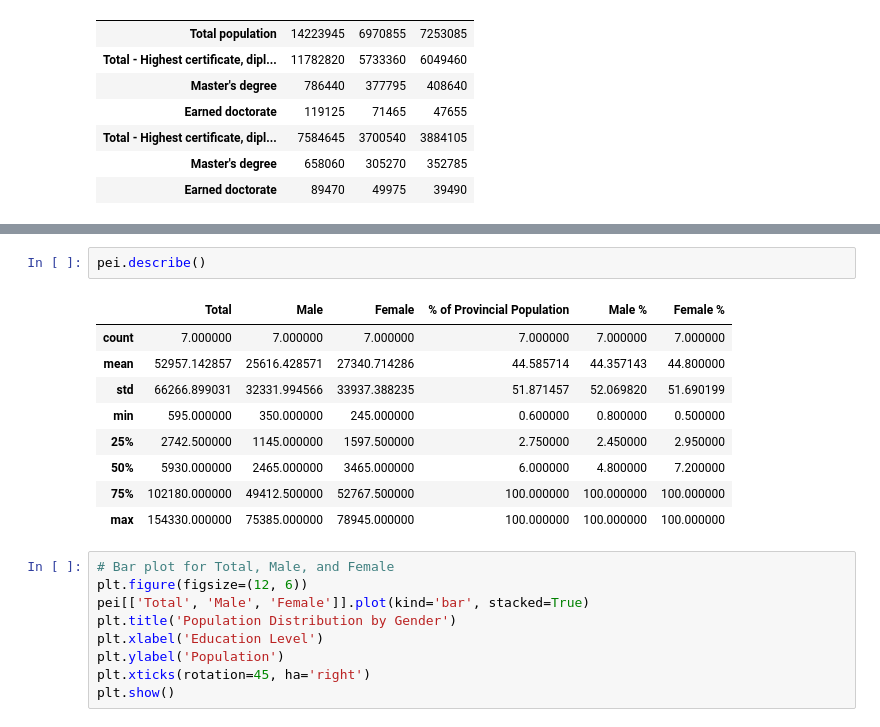
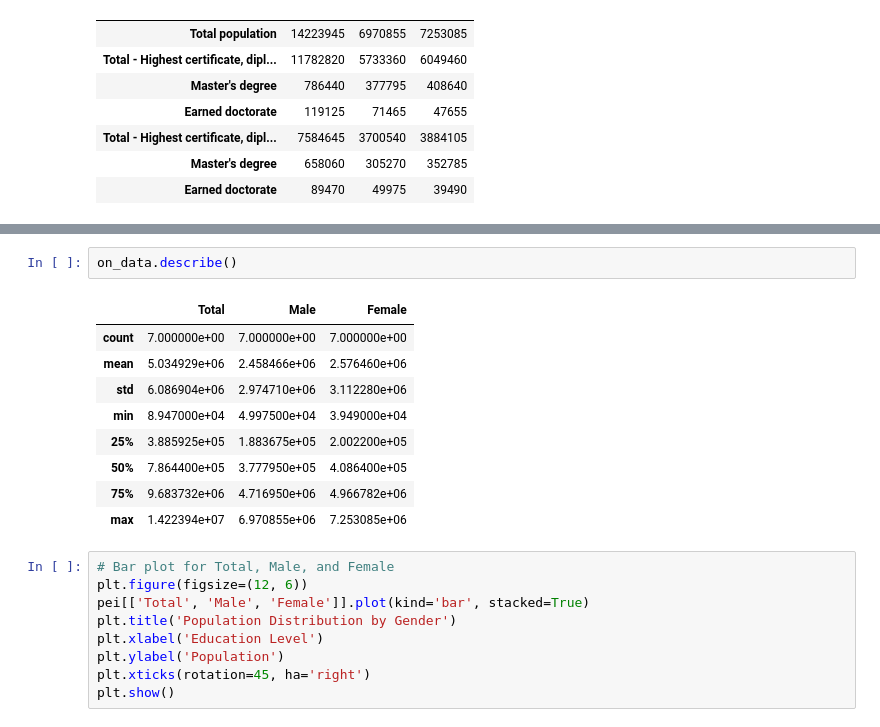
Before and after one commit to BehnooshNasri/project_one, a Jupyter notebook: behnoosh_analysis.ipynb, the cells around one changed output, grey strips where cells are left out. Saved outputs shown, nothing was run; the diff lists cells and outputs as text.

```diff
--- a/behnoosh_analysis.ipynb
+++ b/behnoosh_analysis.ipynb
@@ -93,15 +87,15 @@ on_data
 # %%
-pei.describe()
+on_data.describe()
 # %% [output]
-|  | Total | Male | Female | % of Provincial Population | Male % | Female % |
-| count | 7.000000 | 7.000000 | 7.000000 | 7.000000 | 7.000000 | 7.000000 |
-| mean | 52957.142857 | 25616.428571 | 27340.714286 | 44.585714 | 44.357143 | 44.800000 |
-| std | 66266.899031 | 32331.994566 | 33937.388235 | 51.871457 | 52.069820 | 51.690199 |
-| min | 595.000000 | 350.000000 | 245.000000 | 0.600000 | 0.800000 | 0.500000 |
-| 25% | 2742.500000 | 1145.000000 | 1597.500000 | 2.750000 | 2.450000 | 2.950000 |
-| 50% | 5930.000000 | 2465.000000 | 3465.000000 | 6.000000 | 4.800000 | 7.200000 |
-| 75% | 102180.000000 | 49412.500000 | 52767.500000 | 100.000000 | 100.000000 | 100.000000 |
-| max | 154330.000000 | 75385.000000 | 78945.000000 | 100.000000 | 100.000000 | 100.000000 |
+|  | Total | Male | Female |
+| count | 7.000000e+00 | 7.000000e+00 | 7.000000e+00 |
+| mean | 5.034929e+06 | 2.458466e+06 | 2.576460e+06 |
+| std | 6.086904e+06 | 2.974710e+06 | 3.112280e+06 |
+| min | 8.947000e+04 | 4.997500e+04 | 3.949000e+04 |
+| 25% | 3.885925e+05 | 1.883675e+05 | 2.002200e+05 |
+| 50% | 7.864400e+05 | 3.777950e+05 | 4.086400e+05 |
+| 75% | 9.683732e+06 | 4.716950e+06 | 4.966782e+06 |
+| max | 1.422394e+07 | 6.970855e+06 | 7.253085e+06 |
 # %%
 # Bar plot for Total, Male, and Female
 plt.figure(figsize=(12, 6))
```
Also changed, not shown: parts of 2 cells of this notebook.
